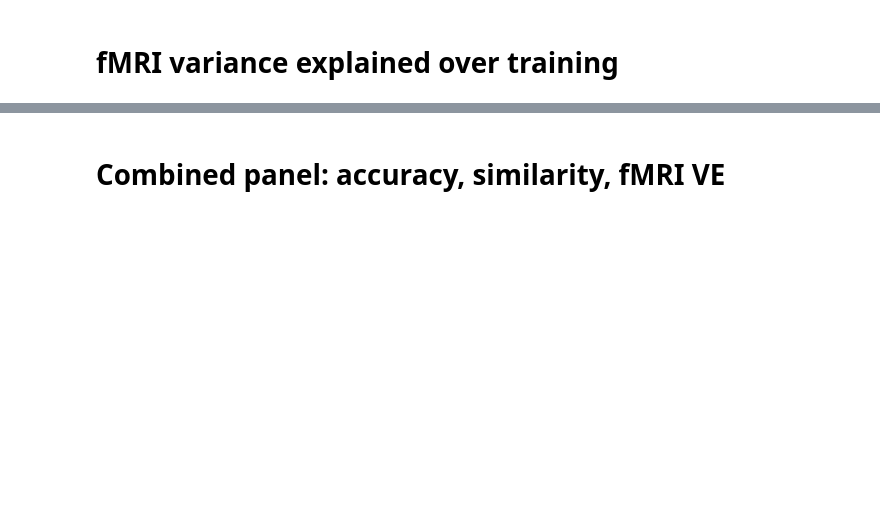
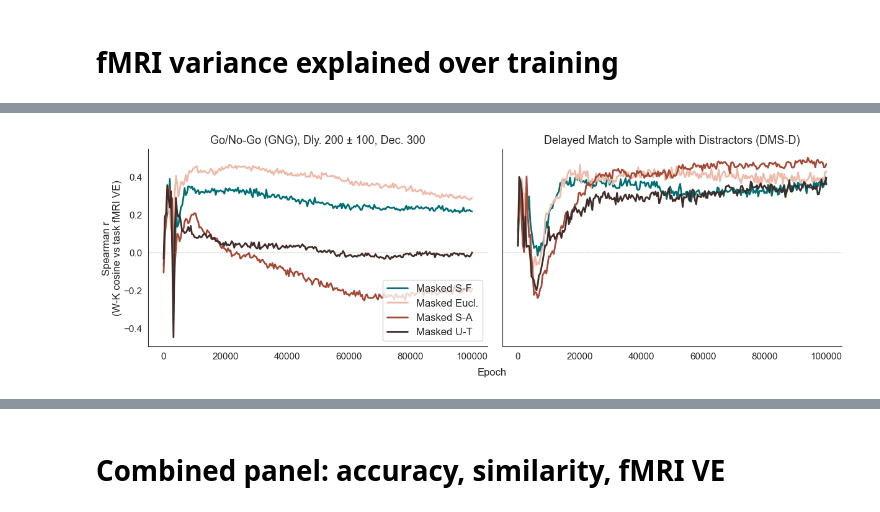
Before and after one commit to LindenParkesLab/neuro_rnn, a Jupyter notebook: scripts/biornn_results_dynamics_trajectory.ipynb, the cells around one changed output, grey strips where cells are left out. Drawn from its saved outputs; the diff is of its cells as text; code cells hidden in the pictures; blank space fills up the shorter version.

Commit message:
Updated dynamics trajectory notebook.

```diff
--- a/scripts/biornn_results_dynamics_trajectory.ipynb
+++ b/scripts/biornn_results_dynamics_trajectory.ipynb
@@ -372,0 +376,95 @@ for vm in fmri_ve_metrics:
+# %%
+# At each epoch, correlate weight-kernel similarity (cosine) with fMRI VE across
+# runs within each kernel type. Plot the Spearman r trajectory over training.
+
+wk_metric = 'cosine'
+
+fmri_ve_corr_metrics = [
+    {
+        'key': 'fmri_task_ve',
+        'baseline': fmri_baselines['task'],
+        'ylabel': f'Spearman r\n(W-K {wk_metric} vs task fMRI VE)',
+        'file_suff': f'corr_wk_{wk_metric}_vs_fmri_task_ve',
+    },
+    {
+        'key': 'fmri_rest_ve',
+        'baseline': fmri_baselines['rest'],
+        'ylabel': f'Spearman r\n(W-K {wk_metric} vs rest fMRI VE)',
+        'file_suff': f'corr_wk_{wk_metric}_vs_fmri_rest_ve',
+    },
+]
+
+for vm in fmri_ve_corr_metrics:
+    if vm['baseline'] is None:
+        print(f'Skipping {vm["key"]} (no fMRI data)')
+        continue
+
+    size_scale = 2.0
+    font_size = int(6 * size_scale)
+    set_font_size(font_size)
+    fig, _ = plt.subplots(n_fig_rows, n_fig_columns, figsize=(fig_size_w, fig_size_h),
+                           squeeze=True, sharex=True, sharey=True)
+
+    for model_idx in range(n_models):
+        res = results[model_idx]
+        if res is None:
+            continue
+
+        this = model_params.iloc[model_idx]
+        task_index = this.task_index
+        kernel_index = this.kernel_index
+        ax = fig.axes[task_index]
+
+        # skip models without spatial kernel
+        ep0 = res['sampled_epochs'][0]
+        if res['runs'][0]['epochs'][ep0]['weight_kernel_similarity'] is None:
+            continue
+
+        epochs = np.array(res['sampled_epochs'])
+        n_runs = res['n_runs']
+
+        # extract per-run arrays: (n_runs, n_epochs)
+        wk_vals = np.zeros((n_runs, len(epochs)))
+        ve_vals = np.full((n_runs, len(epochs)), np.nan)
+
+        for ri, run in enumerate(res['runs']):
+            for ei, ep in enumerate(epochs):
+                ep_data = run['epochs'][ep]
+                wk_vals[ri, ei] = ep_data['weight_kernel_similarity'][wk_metric]
+                ve_arr = ep_data[vm['key']]
+                if ve_arr is not None:
+                    ve_vals[ri, ei] = ve_arr.sum(axis=0).mean() / vm['baseline']
+
+        # at each epoch, correlate across runs
+        corr_per_epoch = np.full(len(epochs), np.nan)
+        for ei in range(len(epochs)):
+            wk_col = wk_vals[:, ei]
+            ve_col = ve_vals[:, ei]
+            valid = ~np.isnan(wk_col) & ~np.isnan(ve_col)
+            if valid.sum() > 3:
+                r, _ = stats.spearmanr(wk_col[valid], ve_col[valid])
+                corr_per_epoch[ei] = r
+
+        ax.plot(epochs, corr_per_epoch, color=color_palette[kernel_index],
+                label=this.kernel_label, linewidth=2)
+        ax.set_title(this.task_label)
+
+    # reference line at r=0
+    for ax in fig.axes[:n_tasks]:
+        ax.axhline(y=0, color=[0.5]*3, linestyle='--', linewidth=0.5)
+
+    handles, labels = fig.axes[0].get_legend_handles_labels()
+    by_label = dict(zip(labels, handles))
+    fig.axes[0].legend(by_label.values(), by_label.keys(), loc='lower right')
+
+    fig.text(0.51, 0.0, 'Epoch', ha='center', va='center')
+    fig.text(0.0, 0.5, vm['ylabel'], ha='center', va='center', rotation='vertical')
+    sns.despine(fig=fig, offset=0, trim=False, left=False, right=True, top=True, bottom=False)
+    fig.tight_layout()
+
+    if save_figs:
+        fig.savefig(os.path.join(outdir, f'trajectory_{vm["file_suff"]}.svg'),
+                    dpi=300, bbox_inches='tight', pad_inches=0.01)
+    plt.show()
+# %% [output]
+[figure, added]
```
Also changed, not shown: parts of 11 cells of this notebook.
